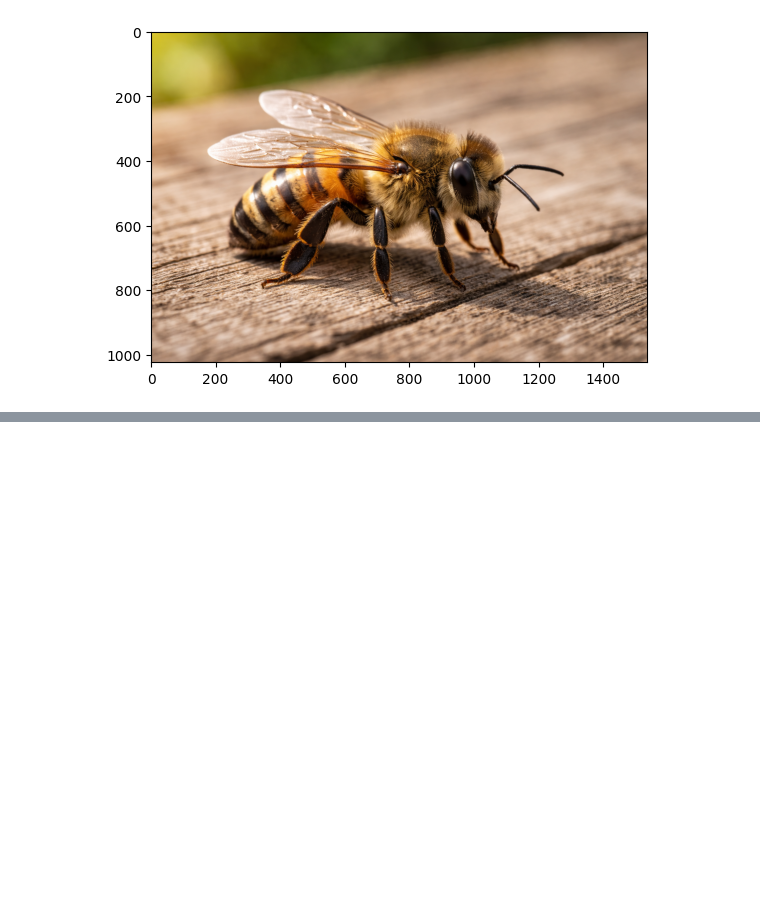
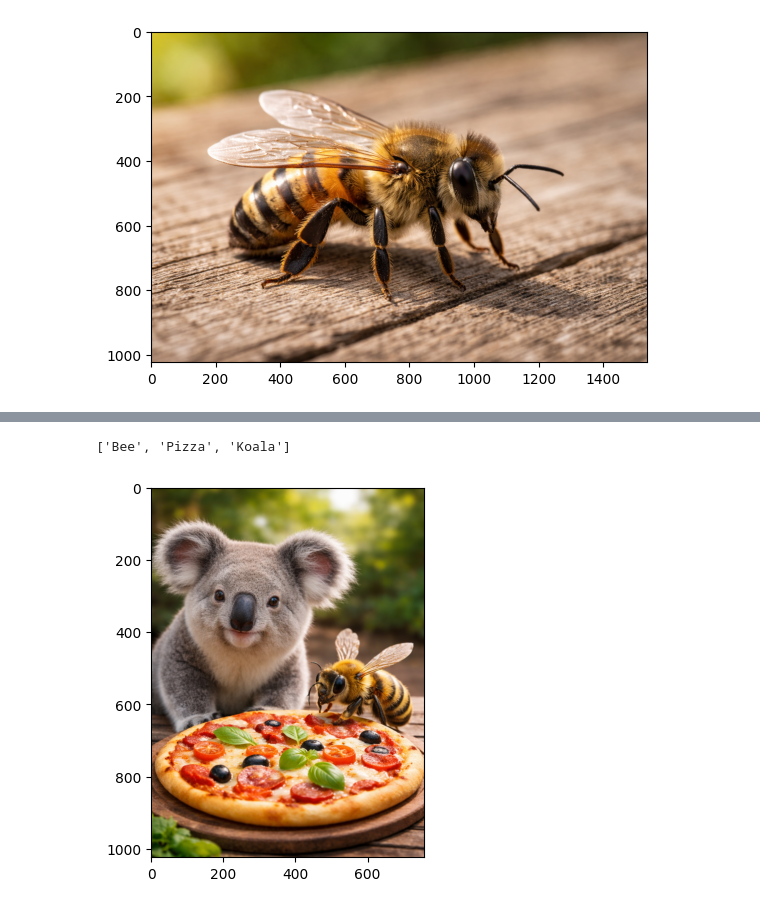
Before and after one commit to ArnasVaic/deep-learning, a Jupyter notebook: task-1/notebook.ipynb, the cells around one changed output, grey strips where cells are left out. Saved outputs shown, nothing was run; the diff lists cells and outputs as text; code cells hidden in the pictures; blank space fills up the shorter version.

```diff
--- a/task-1/notebook.ipynb
+++ b/task-1/notebook.ipynb
@@ -282,3 +282,15 @@ plt.show()
+# %%
+image_path = os.path.join(DATA_DIR, "pizza_koala_bee.png")
+image = Image.open(image_path)
+
+ans = predict_classes(image)
+print(ans)
+
+plt.imshow(image)
+plt.show()
+# %% [output]
+['Bee', 'Pizza', 'Koala']
+[figure, added]
 # %%
 image_path = os.path.join(DATA_DIR, "karve.png")
 image = Image.open(image_path)
```
Also changed, not shown: parts of 4 cells of this notebook.
